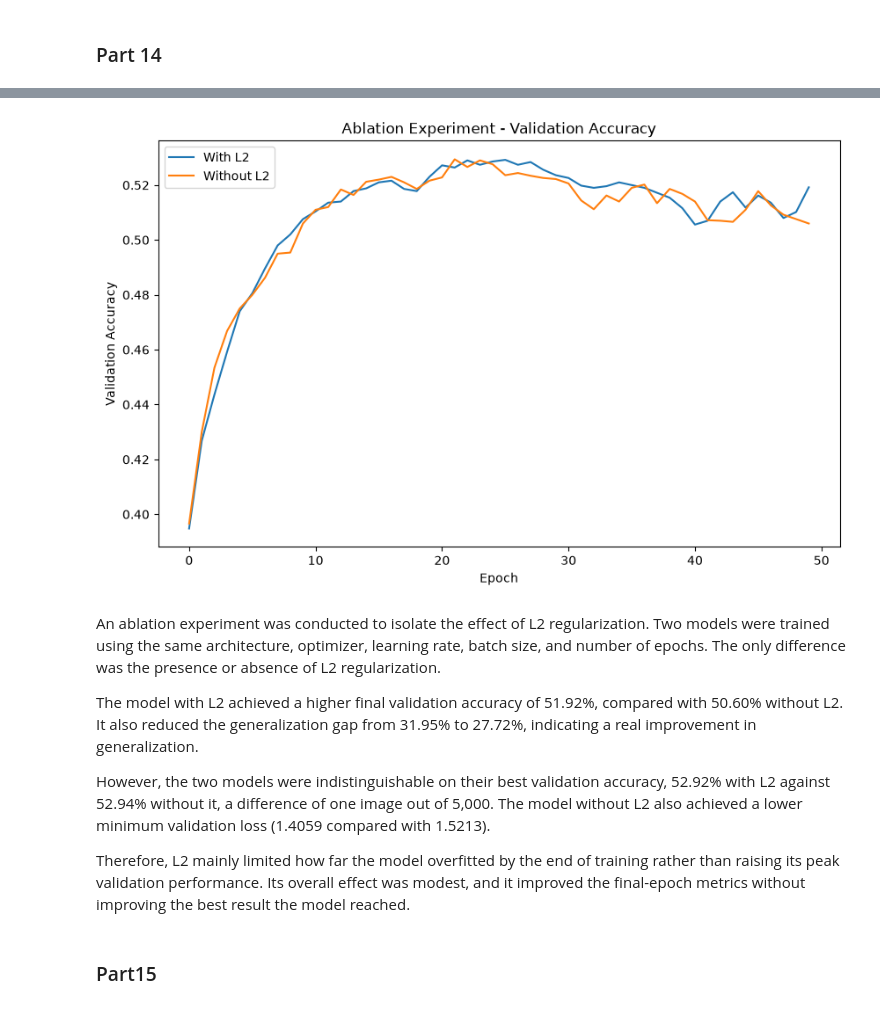
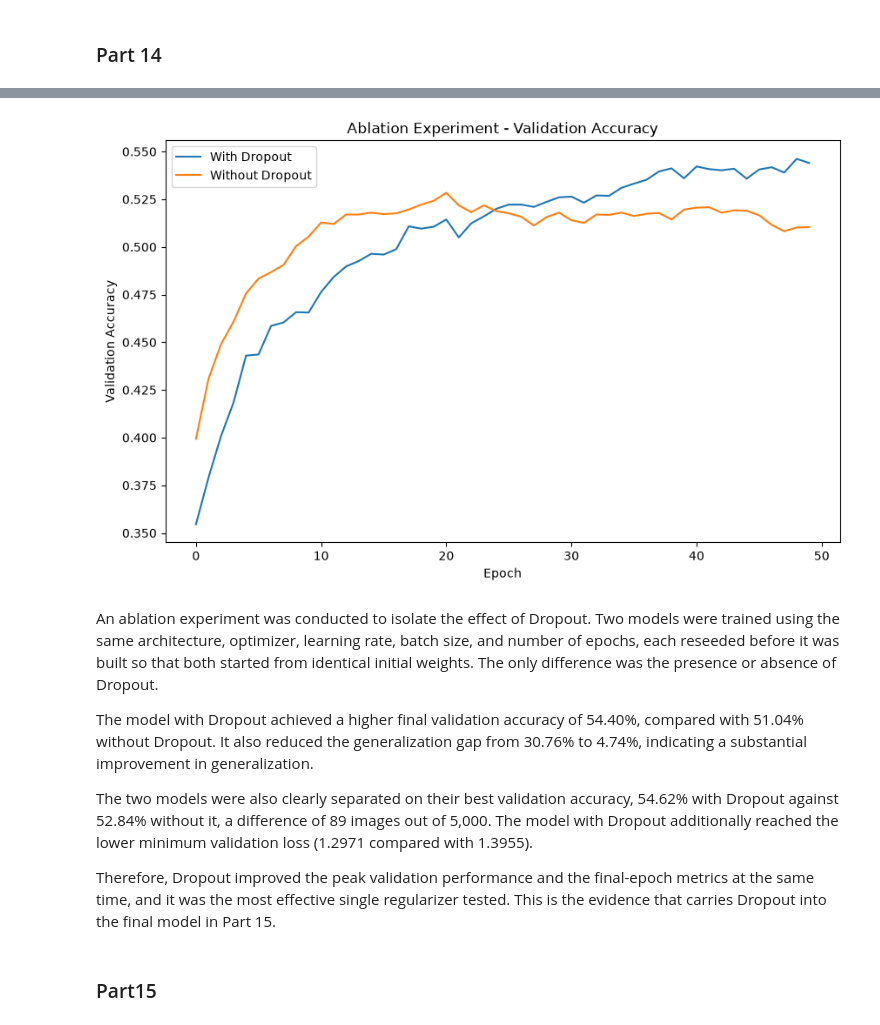
Before and after one commit to khaliddosari/Deep-Learning-Project-Tuwaiq, a Jupyter notebook: Notebooks/9_20_optimization_and_final_analysis.ipynb, the cells around one changed output, grey strips where cells are left out. Saved outputs shown, nothing was run; the diff lists cells and outputs as text; code cells hidden in the pictures.

Commit message:
added a web demo and updated ablation to use dropout instead of L2

```diff
--- a/Notebooks/9_20_optimization_and_final_analysis.ipynb
+++ b/Notebooks/9_20_optimization_and_final_analysis.ipynb
@@ -1599,28 +1623,16 @@ Based on these results, the model **without Batch Normalization** performed bett
 # %%
-# Part 14 - Ablation Experiment
-# Model A: With L2 Regularization
+# Model B: Without Dropout
 
-def build_model_with_l2():
+def build_model_without_dropout():
+
+    set_seed(SEED)
+
     model = keras.Sequential([
         layers.Flatten(input_shape=(32, 32, 3)),
 
-        layers.Dense(
-            512,
-            activation="relu",
-            kernel_regularizer=keras.regularizers.l2(0.0001)
-        ),
-
-        layers.Dense(
-            512,
-            activation="relu",
-            kernel_regularizer=keras.regularizers.l2(0.0001)
-        ),
-
-        layers.Dense(
-            512,
-            activation="relu",
-            kernel_regularizer=keras.regularizers.l2(0.0001)
-        ),
+        layers.Dense(512, activation="relu"),
+        layers.Dense(512, activation="relu"),
+        layers.Dense(512, activation="relu"),
 
         layers.Dense(10, activation="softmax")
     ])
@@ -1634,9 +1646,9 @@ def build_model_with_l2():
     return model
 
 
-model_with_l2 = build_model_with_l2()
+model_without_dropout = build_model_without_dropout()
 
-history_with_l2 = model_with_l2.fit(
+history_without_dropout = model_without_dropout.fit(
     X_train,
     y_train,
     validation_data=(X_val, y_val),
@@ -1774,33 +1731,33 @@ Minimum Val Loss:       1.4059
 # %%
 # Validation Accuracy Comparison
 
 plt.figure(figsize=(10, 6))
 
 plt.plot(
-    history_with_l2.history["val_accuracy"],
-    label="With L2"
+    history_with_dropout.history["val_accuracy"],
+    label="With Dropout"
 )
 
 plt.plot(
-    history_without_l2.history["val_accuracy"],
-    label="Without L2"
+    history_without_dropout.history["val_accuracy"],
+    label="Without Dropout"
 )
 
 plt.title("Ablation Experiment - Validation Accuracy")
 plt.xlabel("Epoch")
 plt.ylabel("Validation Accuracy")
 plt.legend()
 plt.show()
 # %% [output]
-[figure, old version]
+[figure, new version]
 # %% [markdown]
-An ablation experiment was conducted to isolate the effect of L2 regularization. Two models were trained using the same architecture, optimizer, learning rate, batch size, and number of epochs. The only difference was the presence or absence of L2 regularization.
+An ablation experiment was conducted to isolate the effect of Dropout. Two models were trained using the same architecture, optimizer, learning rate, batch size, and number of epochs, each reseeded before it was built so that both started from identical initial weights. The only difference was the presence or absence of Dropout.
 
-The model with L2 achieved a higher final validation accuracy of 51.92%, compared with 50.60% without L2. It also reduced the generalization gap from 31.95% to 27.72%, indicating a real improvement in generalization.
+The model with Dropout achieved a higher final validation accuracy of 54.40%, compared with 51.04% without Dropout. It also reduced the generalization gap from 30.76% to 4.74%, indicating a substantial improvement in generalization.
 
-However, the two models were indistinguishable on their best validation accuracy, 52.92% with L2 against 52.94% without it, a difference of one image out of 5,000. The model without L2 also achieved a lower minimum validation loss (1.4059 compared with 1.5213).
+The two models were also clearly separated on their best validation accuracy, 54.62% with Dropout against 52.84% without it, a difference of 89 images out of 5,000. The model with Dropout additionally reached the lower minimum validation loss (1.2971 compared with 1.3955).
 
-Therefore, L2 mainly limited how far the model overfitted by the end of training rather than raising its peak validation performance. Its overall effect was modest, and it improved the final-epoch metrics without improving the best result the model reached.
+Therefore, Dropout improved the peak validation performance and the final-epoch metrics at the same time, and it was the most effective single regularizer tested. This is the evidence that carries Dropout into the final model in Part 15.
 # %% [markdown]
 ### Part15
 # %%
```
Also changed, not shown: parts of 54 cells of this notebook, 38 other files.
